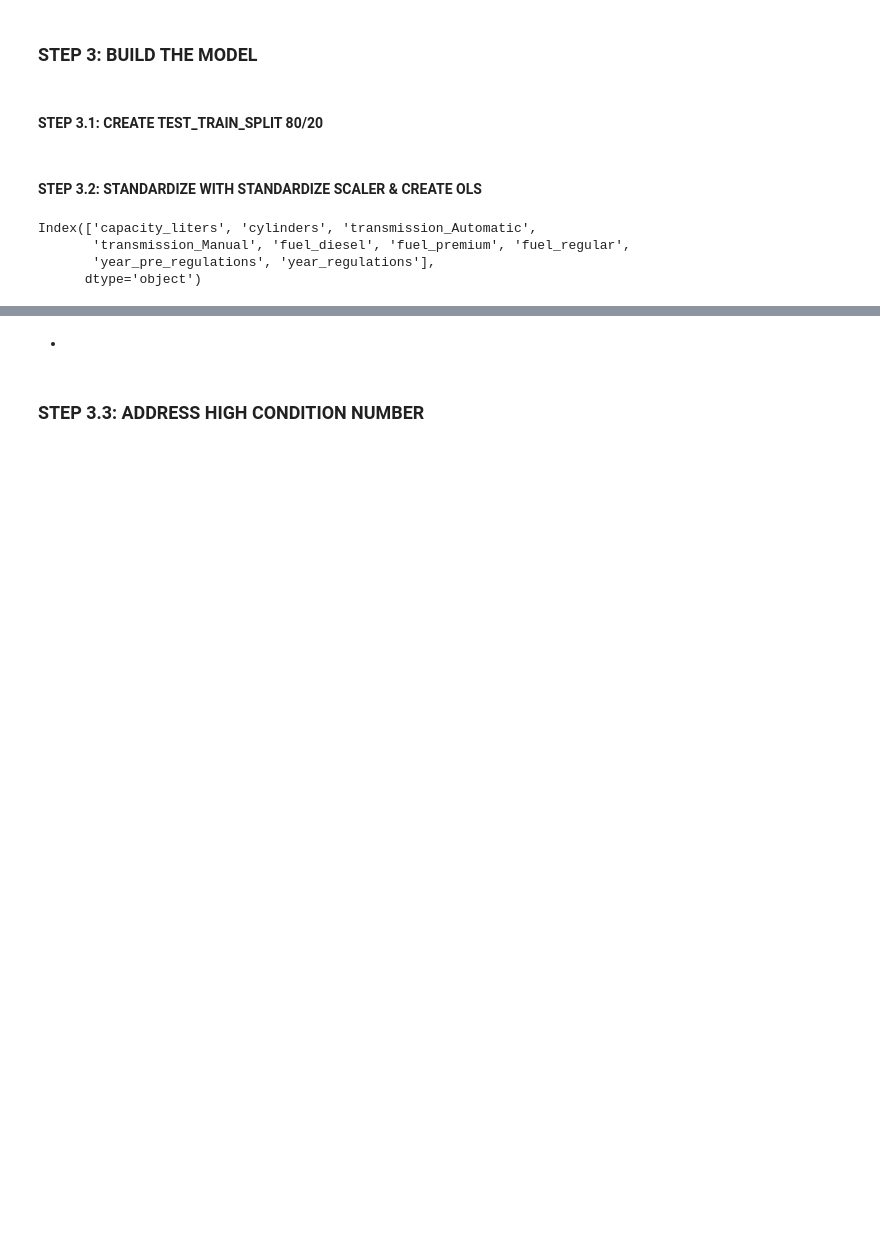
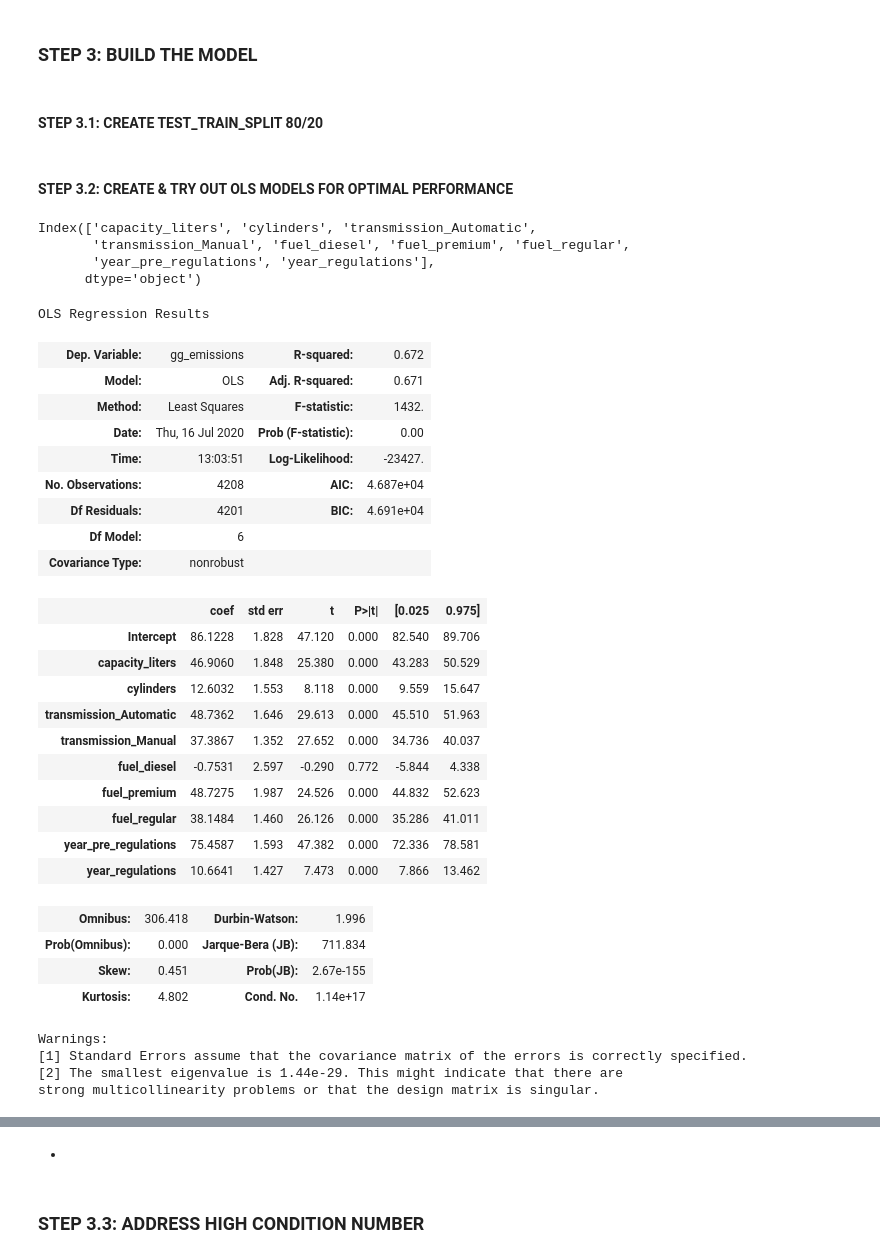
Before and after one commit to cecann10/Test, a Jupyter notebook: Metis_Projects/project_2_celinaplaza/data_and_analysis/all_cars_gge_model.ipynb, the cells around one changed output, grey strips where cells are left out. Cells and saved outputs as stored; diff of their text form; code cells hidden in the pictures; blank space fills up the shorter version.

```diff
--- a/Metis_Projects/project_2_celinaplaza/data_and_analysis/all_cars_gge_model.ipynb
+++ b/Metis_Projects/project_2_celinaplaza/data_and_analysis/all_cars_gge_model.ipynb
@@ -217,7 +224,7 @@ y = all_cars_eda['gg_emissions']  # identify y value for model = greenhouse gas
 # %%
 X_train_val, X_test, y_train_val, y_test = train_test_split(X, y, test_size=0.2,random_state=42)
 # %% [markdown]
-#### STEP 3.2: STANDARDIZE WITH STANDARDIZE SCALER & CREATE OLS
+#### STEP 3.2: CREATE & TRY OUT OLS MODELS FOR OPTIMAL PERFORMANCE
 # %%
 X_train_val.columns
 # %% [output]
@@ -225,3 +232,44 @@ Index(['capacity_liters', 'cylinders', 'transmission_Automatic',
        'transmission_Manual', 'fuel_diesel', 'fuel_premium', 'fuel_regular',
        'year_pre_regulations', 'year_regulations'],
       dtype='object')
+# %%
+gge_model_basic = sm.OLS(y_train_val, sm.add_constant(X_train_val))
+
+
+gge_model_basic_results = gge_model_basic.fit()
+
+#summarize the model
+gge_model_basic_results.summary(xname=['Intercept', 'capacity_liters', 'cylinders',
+                                    'transmission_Automatic','transmission_Manual',
+                                    'fuel_diesel', 'fuel_premium', 'fuel_regular',
+                                    'year_pre_regulations', 'year_regulations'])
+# %% [output]
+OLS Regression Results
+| Dep. Variable: | gg_emissions | R-squared: | 0.672 |
+| Model: | OLS | Adj. R-squared: | 0.671 |
+| Method: | Least Squares | F-statistic: | 1432. |
+| Date: | Thu, 16 Jul 2020 | Prob (F-statistic): | 0.00 |
+| Time: | 13:03:51 | Log-Likelihood: | -23427. |
+| No. Observations: | 4208 | AIC: | 4.687e+04 |
+| Df Residuals: | 4201 | BIC: | 4.691e+04 |
+| Df Model: | 6 |  |  |
+| Covariance Type: | nonrobust |  |  |
+|  | coef | std err | t | P>|t| | [0.025 | 0.975] |
+| Intercept | 86.1228 | 1.828 | 47.120 | 0.000 | 82.540 | 89.706 |
+| capacity_liters | 46.9060 | 1.848 | 25.380 | 0.000 | 43.283 | 50.529 |
+| cylinders | 12.6032 | 1.553 | 8.118 | 0.000 | 9.559 | 15.647 |
+| transmission_Automatic | 48.7362 | 1.646 | 29.613 | 0.000 | 45.510 | 51.963 |
+| transmission_Manual | 37.3867 | 1.352 | 27.652 | 0.000 | 34.736 | 40.037 |
+| fuel_diesel | -0.7531 | 2.597 | -0.290 | 0.772 | -5.844 | 4.338 |
+| fuel_premium | 48.7275 | 1.987 | 24.526 | 0.000 | 44.832 | 52.623 |
+| fuel_regular | 38.1484 | 1.460 | 26.126 | 0.000 | 35.286 | 41.011 |
+| year_pre_regulations | 75.4587 | 1.593 | 47.382 | 0.000 | 72.336 | 78.581 |
+| year_regulations | 10.6641 | 1.427 | 7.473 | 0.000 | 7.866 | 13.462 |
+| Omnibus: | 306.418 | Durbin-Watson: | 1.996 |
+| Prob(Omnibus): | 0.000 | Jarque-Bera (JB): | 711.834 |
+| Skew: | 0.451 | Prob(JB): | 2.67e-155 |
+| Kurtosis: | 4.802 | Cond. No. | 1.14e+17 |
+Warnings:
+[1] Standard Errors assume that the covariance matrix of the errors is correctly specified.
+[2] The smallest eigenvalue is 1.44e-29. This might indicate that there are
+strong multicollinearity problems or that the design matrix is singular.
```
Also changed, not shown: parts of 34 cells of this notebook, 11 other files.
